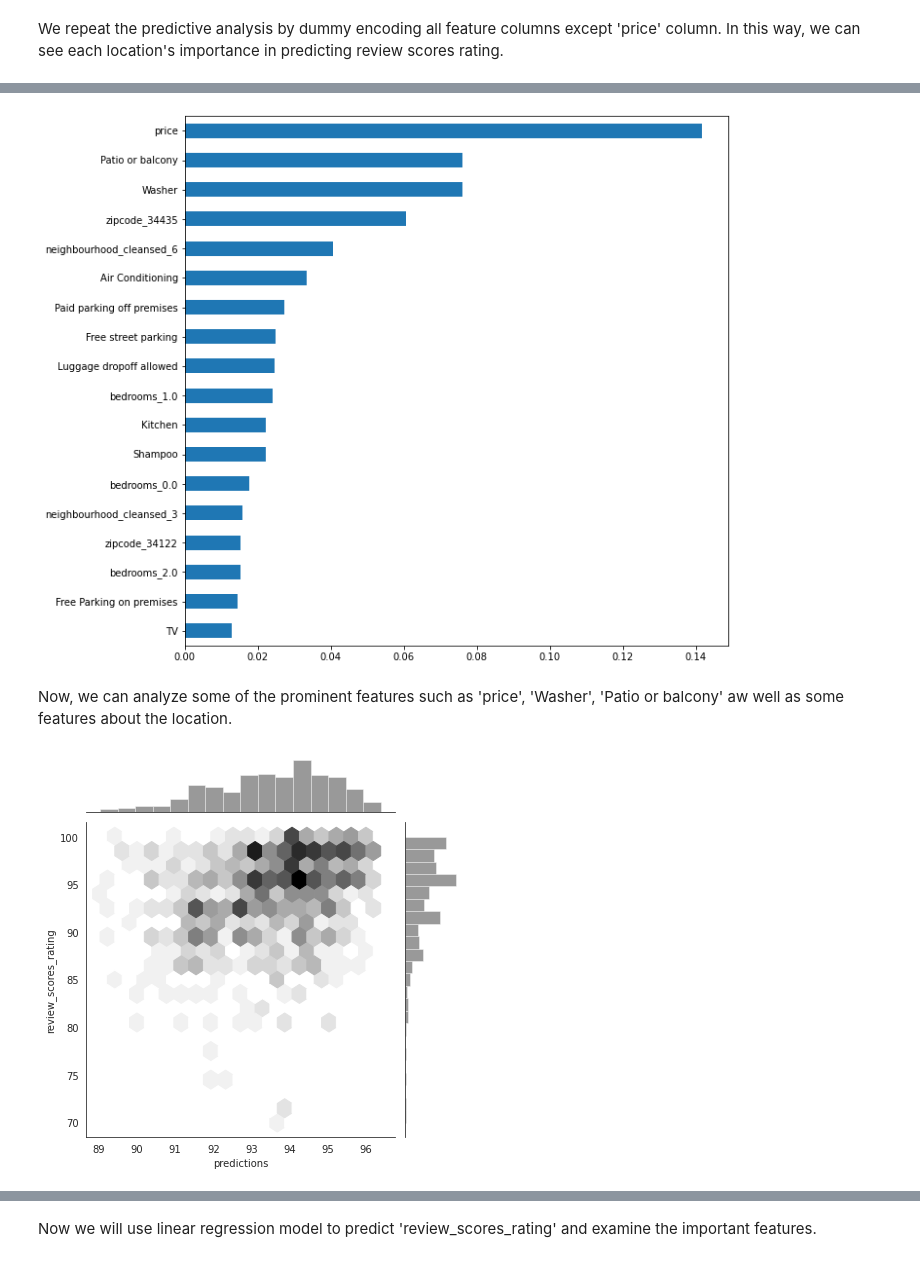
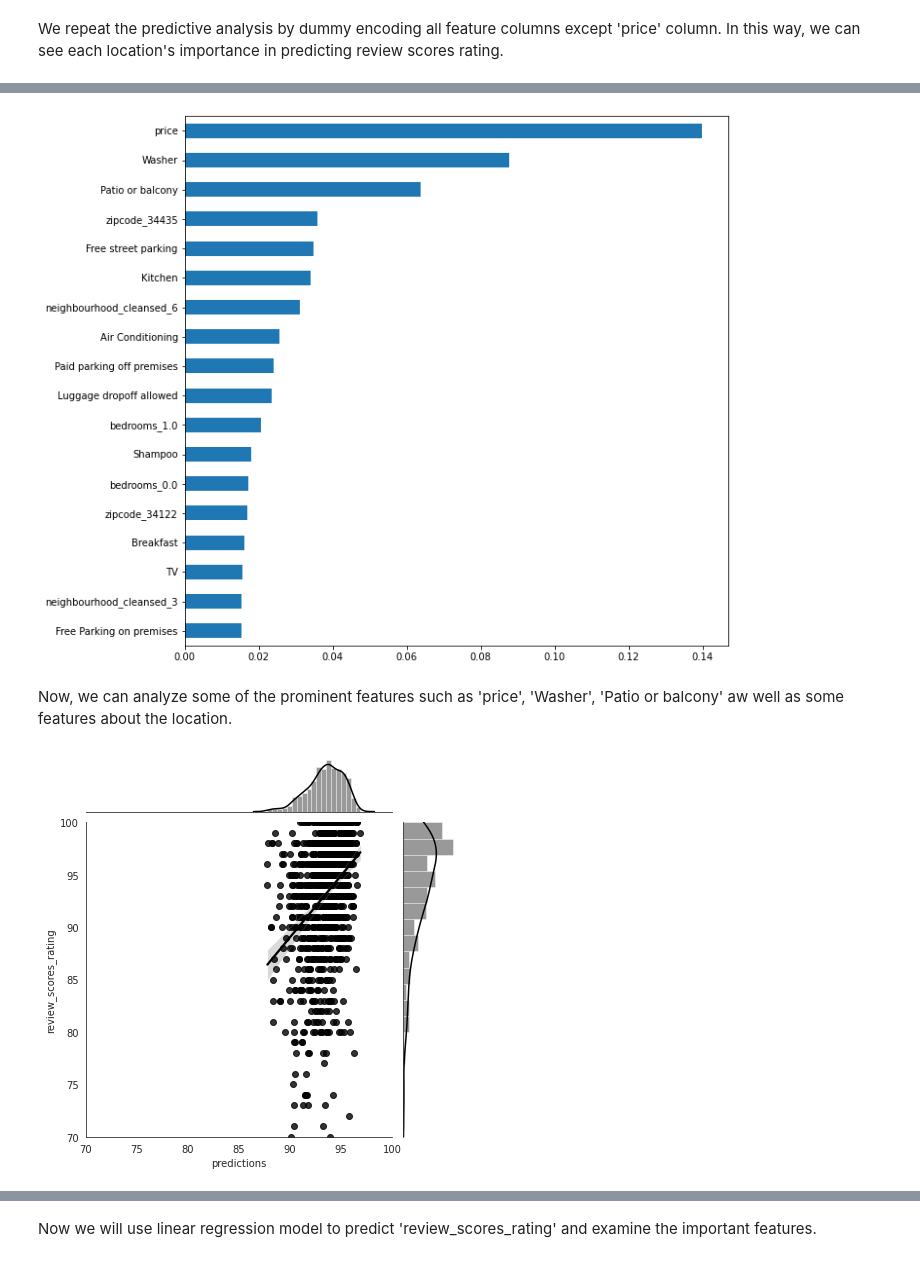
Before and after one commit to OzanGenc/Airbnb-Istanbul-ReviewScorePrediction, a Jupyter notebook: Airbnb_Istanbul.ipynb, the cells around one changed output, grey strips where cells are left out. Drawn from its saved outputs; the diff is of its cells as text; code cells hidden in the pictures.

```diff
--- a/Airbnb_Istanbul.ipynb
+++ b/Airbnb_Istanbul.ipynb
@@ -283,7 +283,7 @@ plt.show()
 # %% [markdown]
 Setting a threshold to filter the hosts that get enough reviews.
 # %%
-threshold_for_review = 10
+threshold_for_review = 5
 df_review_threshold = df[df['number_of_reviews']>threshold_for_review]
 # %% [markdown]
 We should drop some of the columns that will not be useful in prediction of the 'review_scores_rating'. We keep 'host_id' column to use it in train-validation splitting as group variable.
@@ -576,16 +576,16 @@ plt.figure(figsize=(10,10))
 feature_importances.nlargest(18).sort_values().plot(kind='barh')
 plt.show()
 # %% [output]
-[figure, old version]
+[figure, new version]
 # %% [markdown]
 Now, we can analyze some of the prominent features such as 'price', 'Washer', 'Patio or balcony' aw well as some features about the location.
 # %%
 with sns.axes_style("white"):
 
-    sns.jointplot(x=predictions, y=ground_truth, kind="hex", color='k')
+    sns.jointplot(x=predictions, y=ground_truth, kind="reg", color='k', xlim=(70,100),ylim=(70,100))
     plt.show()
 # %% [output]
-[figure, old version]
+[figure, new version]
 # %%
 predictions_train = pd.Series(data=pred_train_review_scores_rating,index=df_train_dummies['review_scores_rating'].index, name='predictions')
 ground_truth_train = df_train_dummies['review_scores_rating']
```
Also changed, not shown: parts of 9 cells of this notebook.
